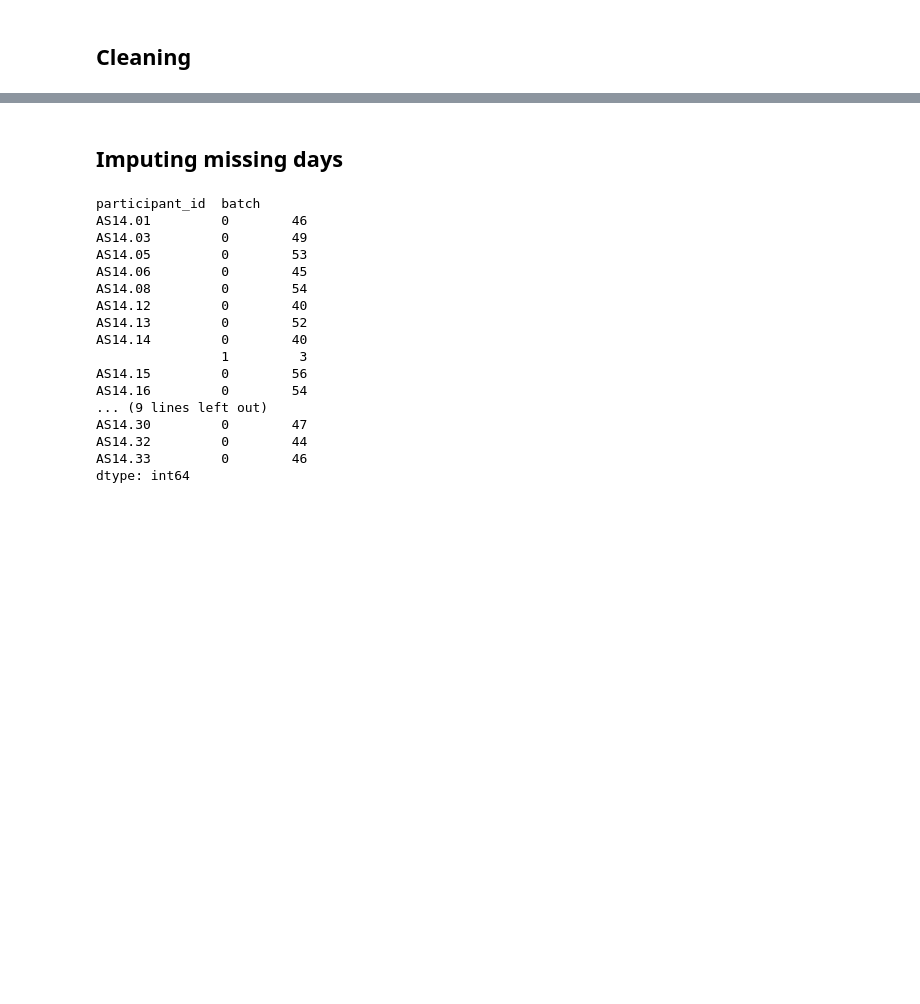
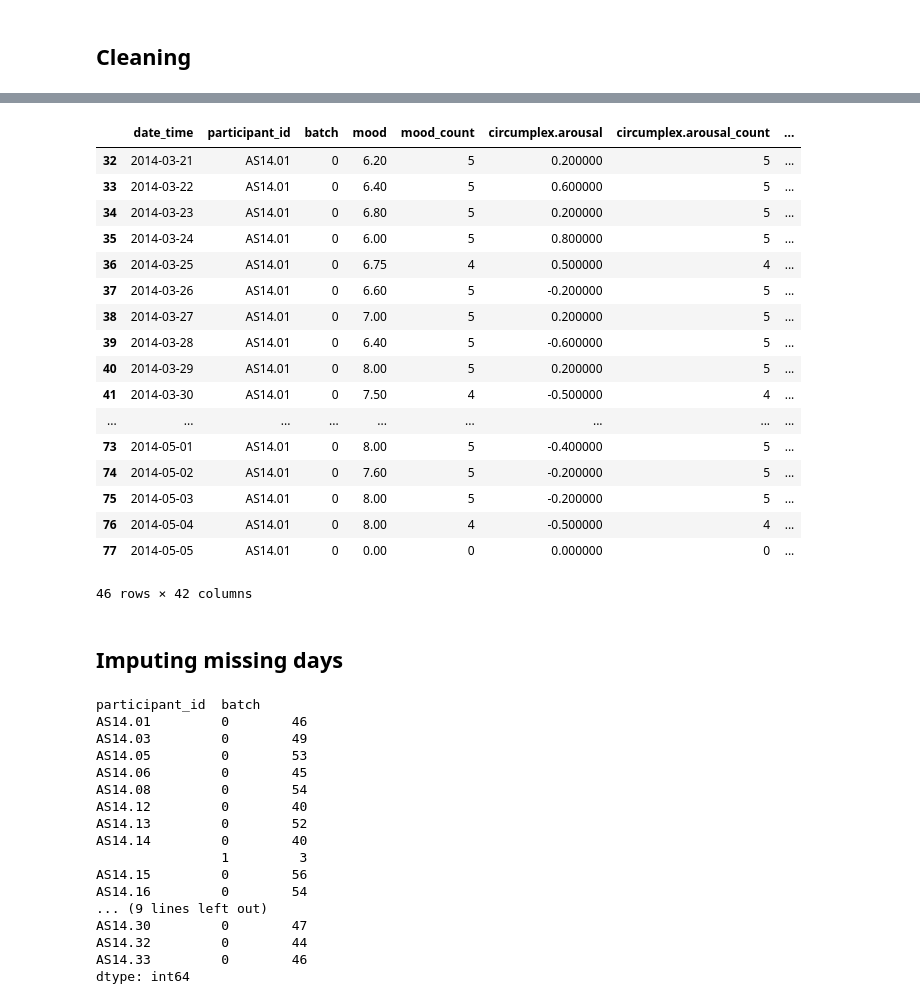
Before and after one commit to kroegepa/DataMiningAssignmentOne, a Jupyter notebook: imputation.ipynb, the cells around one changed output, grey strips where cells are left out. Cells and saved outputs as stored; diff of their text form; code cells hidden in the pictures; blank space fills up the shorter version.

```diff
--- a/imputation.ipynb
+++ b/imputation.ipynb
@@ -254,6 +257,25 @@ dt.plot_counts_per_participant(splitted_dataset)
 reordered_columns = splitted_dataset.columns.to_list()[0:2]+splitted_dataset.columns.to_list()[-1:] + splitted_dataset.columns.to_list()[2:-1]
 splitted_dataset = splitted_dataset[reordered_columns]
 # %%
-splitted_dataset[splitted_dataset['id'] == 'AS14.01']
+splitted_dataset[splitted_dataset['participant_id'] == 'AS14.01']
+# %% [output]
+|  | date_time | participant_id | batch | mood | mood_count | circumplex.arousal | circumplex.arousal_count | ... |
+| 32 | 2014-03-21 | AS14.01 | 0 | 6.20 | 5 | 0.200000 | 5 | ... |
+| 33 | 2014-03-22 | AS14.01 | 0 | 6.40 | 5 | 0.600000 | 5 | ... |
+| 34 | 2014-03-23 | AS14.01 | 0 | 6.80 | 5 | 0.200000 | 5 | ... |
+| 35 | 2014-03-24 | AS14.01 | 0 | 6.00 | 5 | 0.800000 | 5 | ... |
+| 36 | 2014-03-25 | AS14.01 | 0 | 6.75 | 4 | 0.500000 | 4 | ... |
+| 37 | 2014-03-26 | AS14.01 | 0 | 6.60 | 5 | -0.200000 | 5 | ... |
+| 38 | 2014-03-27 | AS14.01 | 0 | 7.00 | 5 | 0.200000 | 5 | ... |
+| 39 | 2014-03-28 | AS14.01 | 0 | 6.40 | 5 | -0.600000 | 5 | ... |
+| 40 | 2014-03-29 | AS14.01 | 0 | 8.00 | 5 | 0.200000 | 5 | ... |
+| 41 | 2014-03-30 | AS14.01 | 0 | 7.50 | 4 | -0.500000 | 4 | ... |
+| ... | ... | ... | ... | ... | ... | ... | ... | ... |
+| 73 | 2014-05-01 | AS14.01 | 0 | 8.00 | 5 | -0.400000 | 5 | ... |
+| 74 | 2014-05-02 | AS14.01 | 0 | 7.60 | 5 | -0.200000 | 5 | ... |
+| 75 | 2014-05-03 | AS14.01 | 0 | 8.00 | 5 | -0.200000 | 5 | ... |
+| 76 | 2014-05-04 | AS14.01 | 0 | 8.00 | 4 | -0.500000 | 4 | ... |
+| 77 | 2014-05-05 | AS14.01 | 0 | 0.00 | 0 | 0.000000 | 0 | ... |
+46 rows × 42 columns
 # %%
 # save the dataset
```
Also changed, not shown: parts of 22 cells of this notebook.
